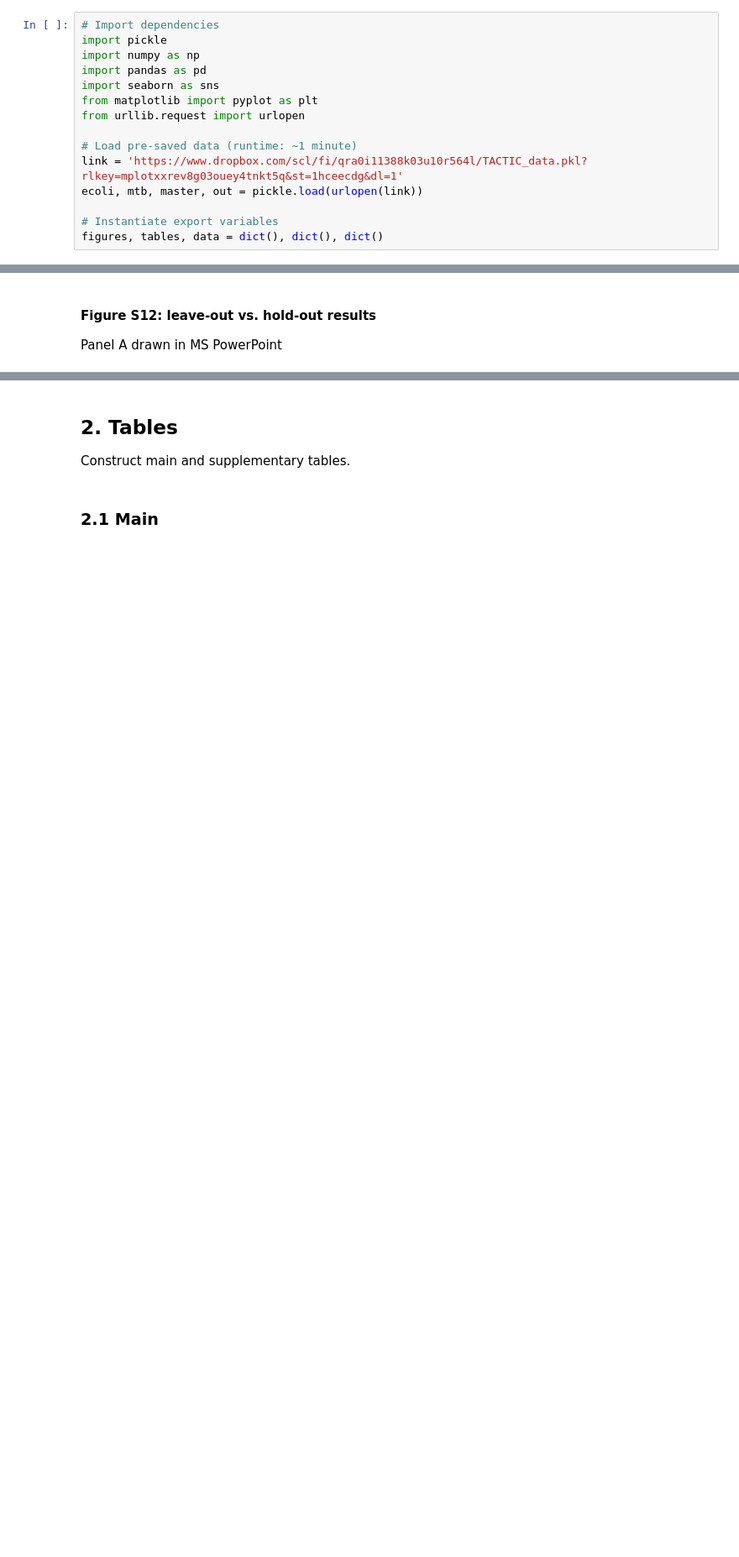
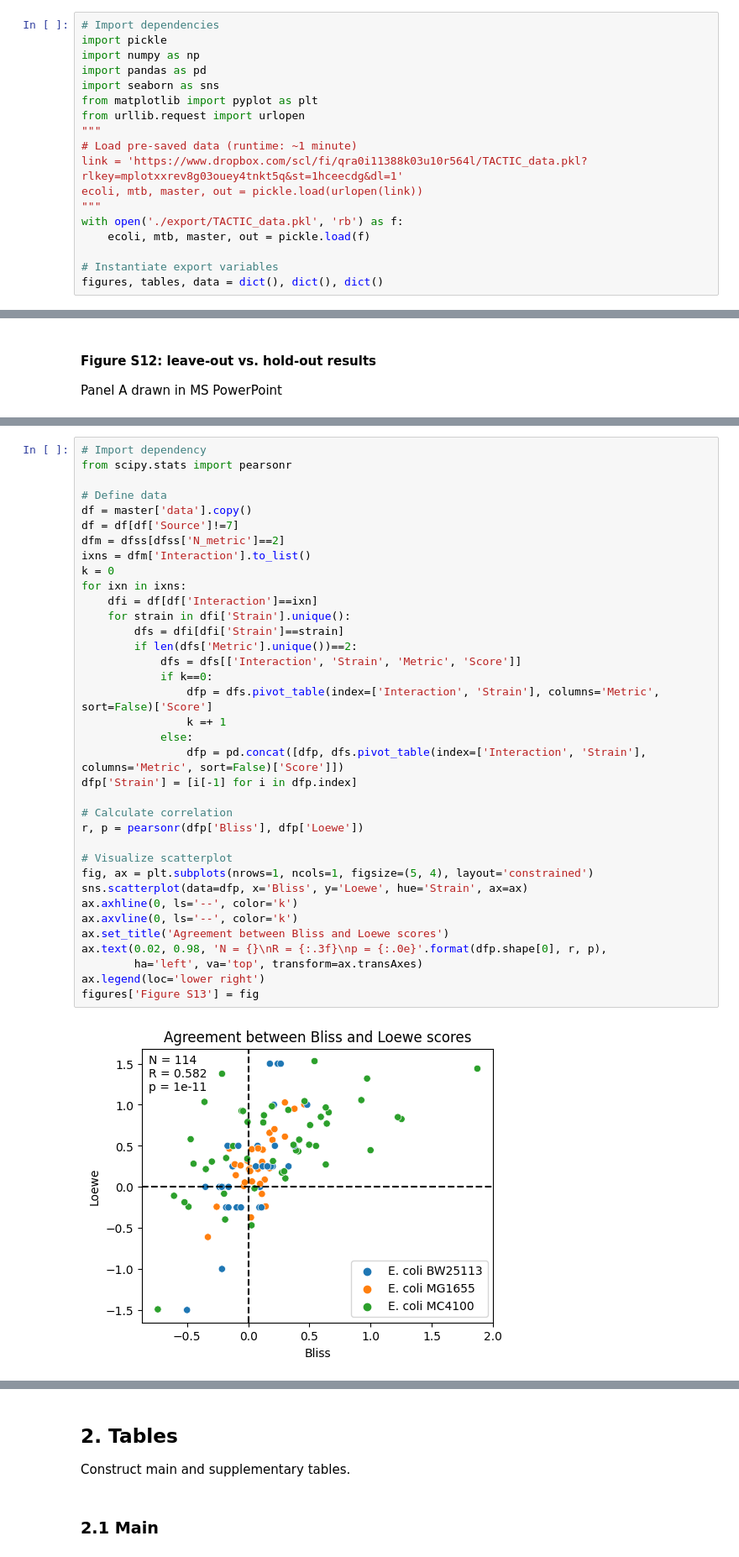
Before and after one commit to sriram-lab/TACTIC, a Jupyter notebook: TACTIC_visualization.ipynb, the cells around one changed output, grey strips where cells are left out. Shown at 84% size. Cells and saved outputs as stored; diff of their text form; blank space fills up the shorter version.

```diff
--- a/TACTIC_visualization.ipynb
+++ b/TACTIC_visualization.ipynb
@@ -14,10 +14,13 @@ import pandas as pd
 import seaborn as sns
 from matplotlib import pyplot as plt
 from urllib.request import urlopen
-
+"""
 # Load pre-saved data (runtime: ~1 minute)
 link = 'https://www.dropbox.com/scl/fi/qra0i11388k03u10r564l/TACTIC_data.pkl?rlkey=mplotxxrev8g03ouey4tnkt5q&st=1hceecdg&dl=1'
 ecoli, mtb, master, out = pickle.load(urlopen(link))
+"""
+with open('./export/TACTIC_data.pkl', 'rb') as f:
+    ecoli, mtb, master, out = pickle.load(f)
 
 # Instantiate export variables
 figures, tables, data = dict(), dict(), dict()
@@ -1823 +1828,39 @@ figures['Figure S12B'] = fig
+# %%
+# Import dependency
+from scipy.stats import pearsonr
+
+# Define data
+df = master['data'].copy()
+df = df[df['Source']!=7]
+dfm = dfss[dfss['N_metric']==2]
+ixns = dfm['Interaction'].to_list()
+k = 0
+for ixn in ixns:
+    dfi = df[df['Interaction']==ixn]
+    for strain in dfi['Strain'].unique():
+        dfs = dfi[dfi['Strain']==strain]
+        if len(dfs['Metric'].unique())==2:
+            dfs = dfs[['Interaction', 'Strain', 'Metric', 'Score']]
+            if k==0:
+                dfp = dfs.pivot_table(index=['Interaction', 'Strain'], columns='Metric', sort=False)['Score']
+                k =+ 1
+            else:
+                dfp = pd.concat([dfp, dfs.pivot_table(index=['Interaction', 'Strain'], columns='Metric', sort=False)['Score']])
+dfp['Strain'] = [i[-1] for i in dfp.index]
+
+# Calculate correlation
+r, p = pearsonr(dfp['Bliss'], dfp['Loewe'])
+
+# Visualize scatterplot
+fig, ax = plt.subplots(nrows=1, ncols=1, figsize=(5, 4), layout='constrained')
+sns.scatterplot(data=dfp, x='Bliss', y='Loewe', hue='Strain', ax=ax)
+ax.axhline(0, ls='--', color='k')
+ax.axvline(0, ls='--', color='k')
+ax.set_title('Agreement between Bliss and Loewe scores')
+ax.text(0.02, 0.98, 'N = {}\nR = {:.3f}\np = {:.0e}'.format(dfp.shape[0], r, p),
+        ha='left', va='top', transform=ax.transAxes)
+ax.legend(loc='lower right')
+figures['Figure S13'] = fig
+# %% [output]
+[figure, added]
 # %% [markdown]
```
Also changed, not shown: parts of 8 cells of this notebook, 4 other files.
